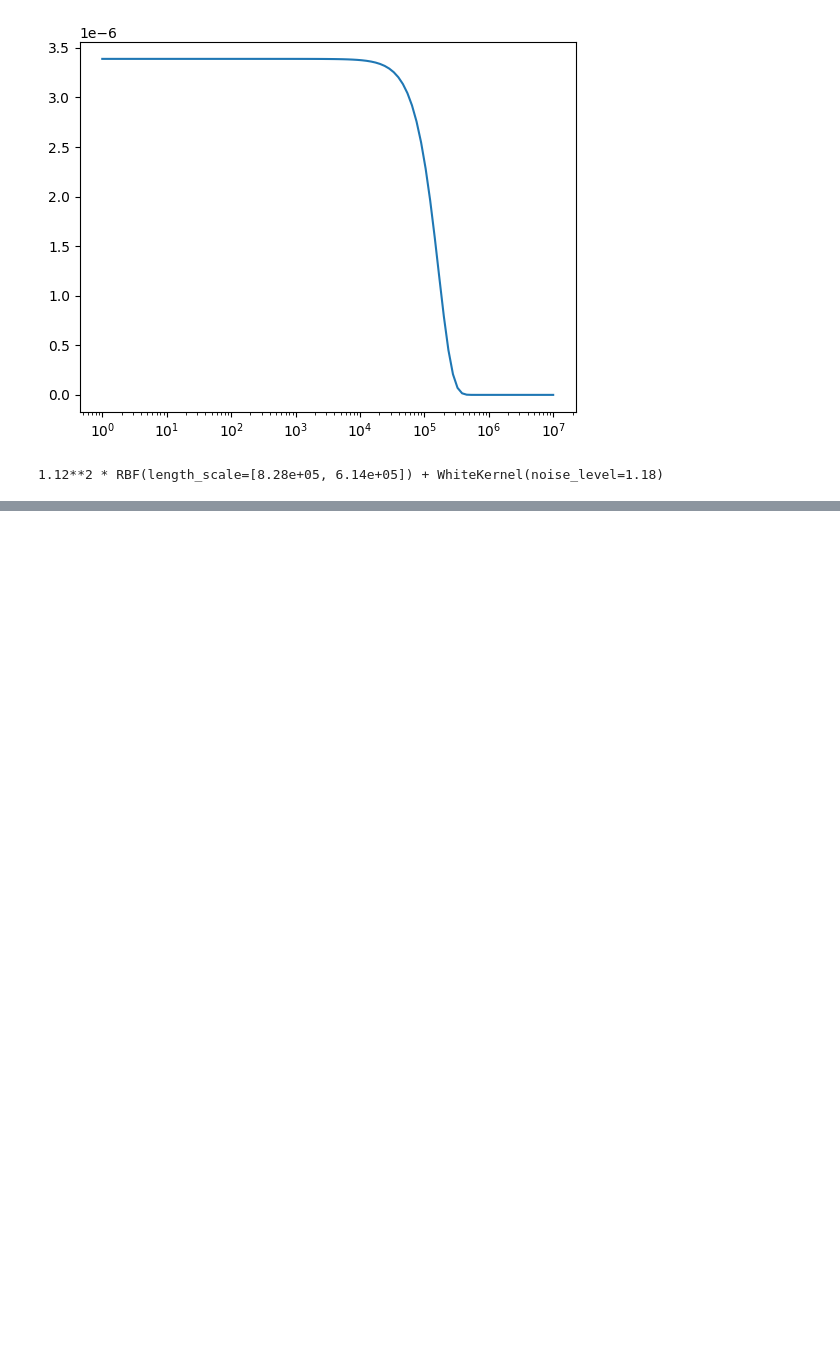
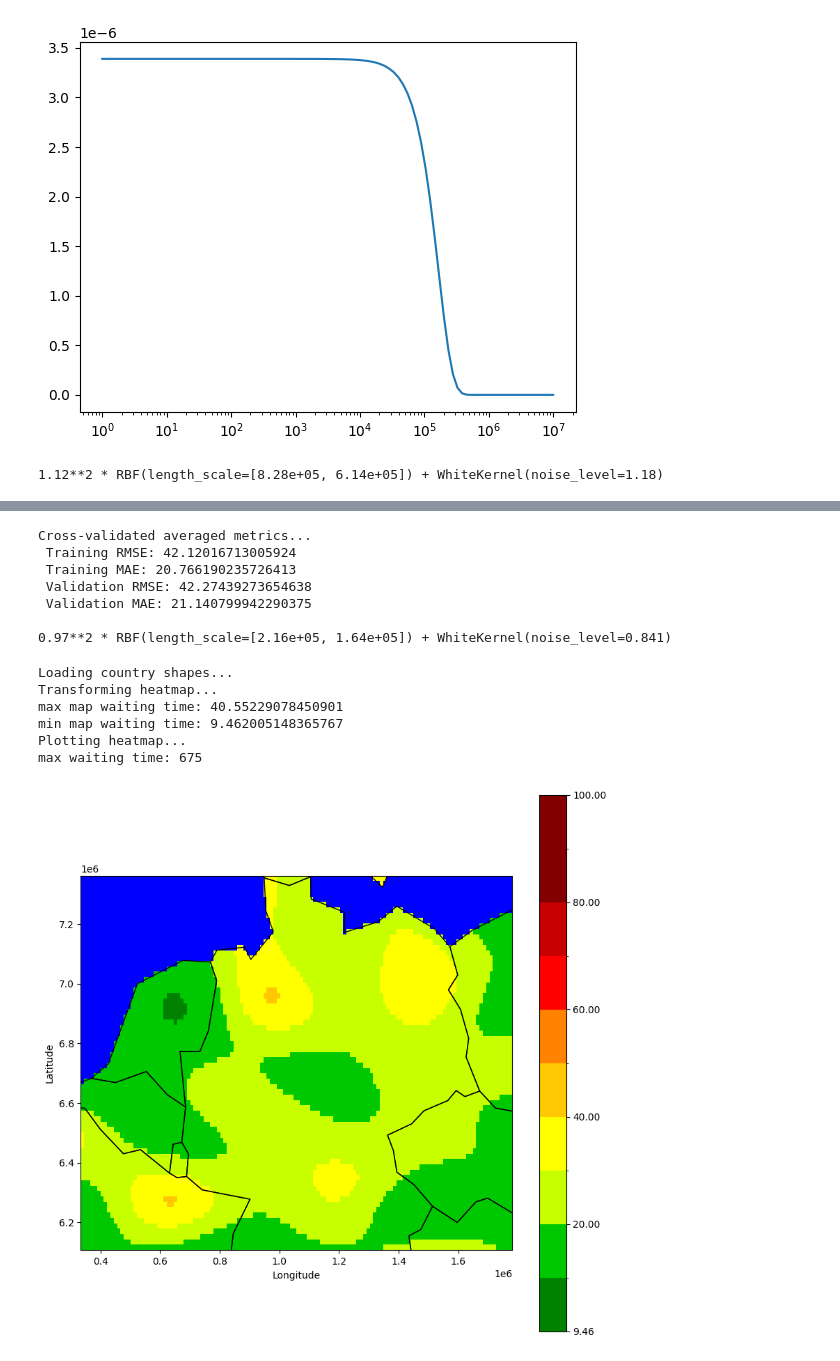
Before and after one commit to Hitchwiki/hitchmap-data, a Jupyter notebook: visualization/predictors/experimental.ipynb, the cells around one changed output, grey strips where cells are left out. Saved outputs shown, nothing was run; the diff lists cells and outputs as text; code cells hidden in the pictures; blank space fills up the shorter version.

```diff
--- a/visualization/predictors/experimental.ipynb
+++ b/visualization/predictors/experimental.ipynb
@@ -63,0 +143,35 @@ gp.kernel_
+# %%
+X = points[["lon", "lat"]].values
+y = points["wait"].values
+
+
+log_transformer = get_log_transformer()
+y_transformed = log_transformer.fit_transform(y)
+
+sigma = np.std(y_transformed)
+
+kernel = ConstantKernel(constant_value=sigma**2, constant_value_bounds="fixed") * RBF(
+    length_scale=[1e5, 1e5],
+    length_scale_bounds=[(1e4, 1e6), (1e4, 1e6)],
+) + WhiteKernel(noise_level_bounds=(1e-1, 1e1))
+
+
+gpr = get_gpr(kernel)
+gpr = evaluate_cv(estimator=gpr, X=X, y=y)
+print(gpr.regressor_.kernel_)
+map_from_model(gpr, region=region)
+# %% [output]
+Cross-validated averaged metrics...
+ Training RMSE: 42.12016713005924
+ Training MAE: 20.766190235726413
+ Validation RMSE: 42.27439273654638
+ Validation MAE: 21.140799942290375
+
+0.97**2 * RBF(length_scale=[2.16e+05, 1.64e+05]) + WhiteKernel(noise_level=0.841)
+Loading country shapes...
+Transforming heatmap...
+max map waiting time: 40.55229078450901
+min map waiting time: 9.462005148365767
+Plotting heatmap...
+max waiting time: 675
+[figure, added]
```
Also changed, not shown: parts of 6 cells of this notebook, 4 other files.
